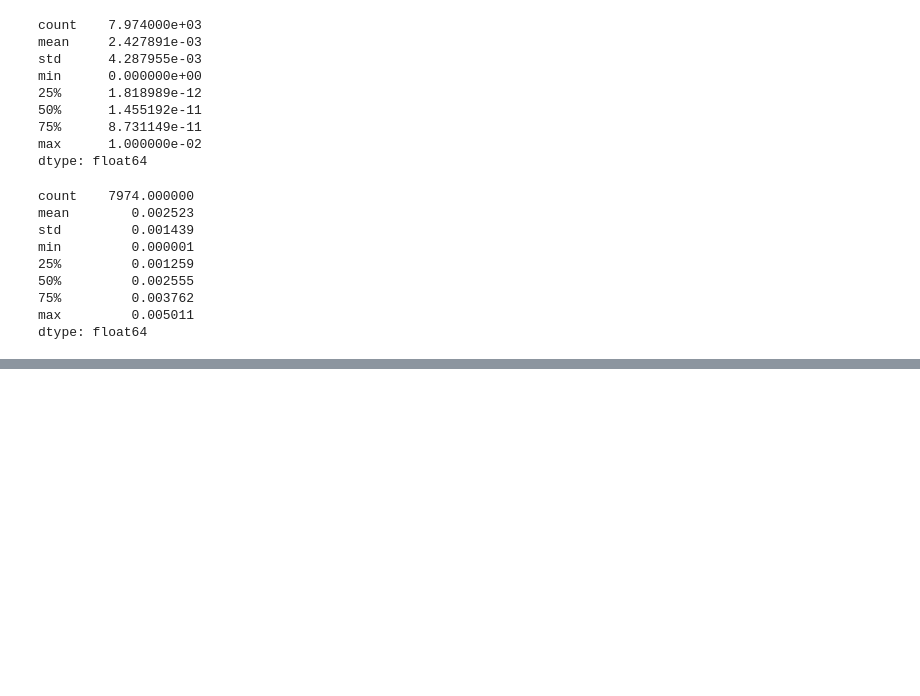
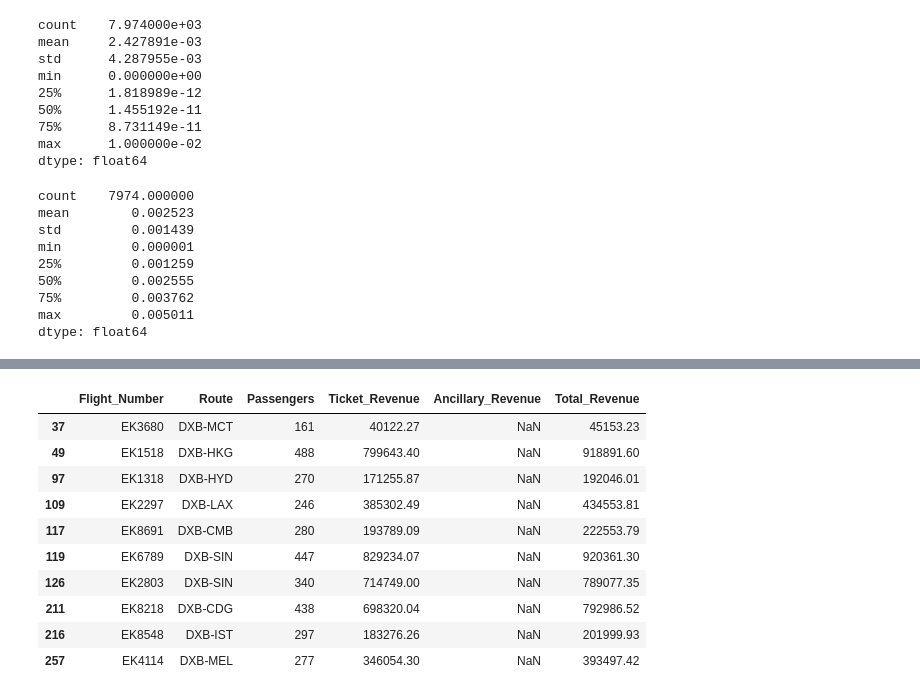
Before and after one commit to Deepanshu07-eng/Airline-Intelligence-Platform, a Jupyter notebook: notebooks/01_Data_Profiling.ipynb, the cells around one changed output, grey strips where cells are left out. Drawn from its saved outputs; the diff is of its cells as text; code cells hidden in the pictures; blank space fills up the shorter version.

Commit message:
Complete initial data profiling and quality checks

```diff
--- a/notebooks/01_Data_Profiling.ipynb
+++ b/notebooks/01_Data_Profiling.ipynb
@@ -1,6 +1,6 @@
 # %%
 import pandas as pd
-df= pd.read_csv("airline_route_profitability.csv")
+df= pd.read_csv("../data/airline_route_profitability.csv")
 df.shape
 # %% [output]
 (7974, 33)
@@ -149,0 +178,17 @@ dtype: float64
+# %%
+df[df["Ancillary_Revenue"].isnull()][
+    ["Flight_Number", "Route", "Passengers", "Ticket_Revenue",
+     "Ancillary_Revenue", "Total_Revenue"]
+].head(10)
+# %% [output]
+|  | Flight_Number | Route | Passengers | Ticket_Revenue | Ancillary_Revenue | Total_Revenue |
+| 37 | EK3680 | DXB-MCT | 161 | 40122.27 | NaN | 45153.23 |
+| 49 | EK1518 | DXB-HKG | 488 | 799643.40 | NaN | 918891.60 |
+| 97 | EK1318 | DXB-HYD | 270 | 171255.87 | NaN | 192046.01 |
+| 109 | EK2297 | DXB-LAX | 246 | 385302.49 | NaN | 434553.81 |
+| 117 | EK8691 | DXB-CMB | 280 | 193789.09 | NaN | 222553.79 |
+| 119 | EK6789 | DXB-SIN | 447 | 829234.07 | NaN | 920361.30 |
+| 126 | EK2803 | DXB-SIN | 340 | 714749.00 | NaN | 789077.35 |
+| 211 | EK8218 | DXB-CDG | 438 | 698320.04 | NaN | 792986.52 |
+| 216 | EK8548 | DXB-IST | 297 | 183276.26 | NaN | 201999.93 |
+| 257 | EK4114 | DXB-MEL | 277 | 346054.30 | NaN | 393497.42 |
```
Also changed, not shown: parts of 11 cells of this notebook.
